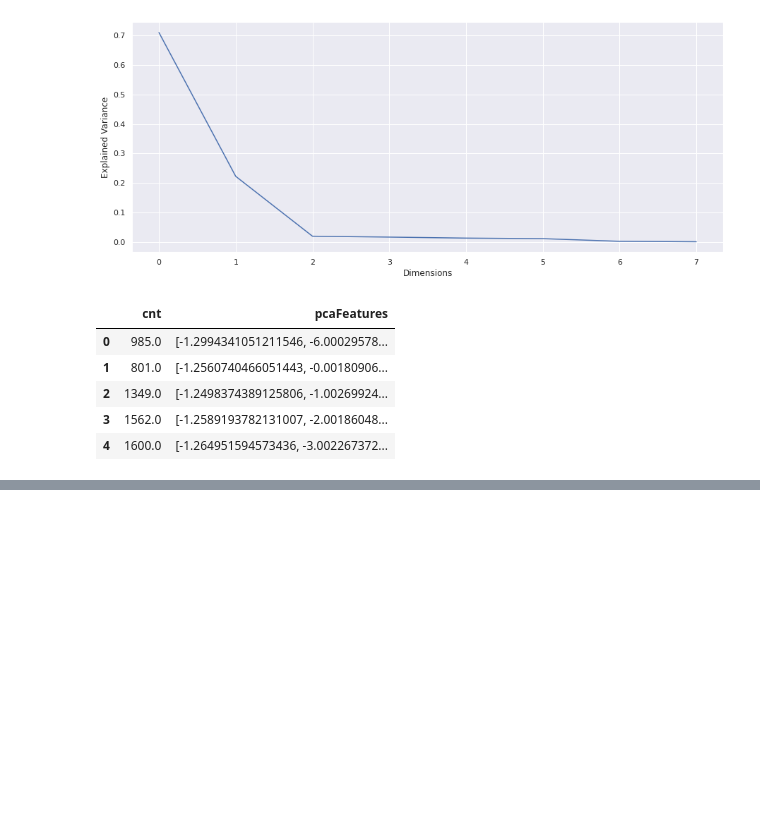
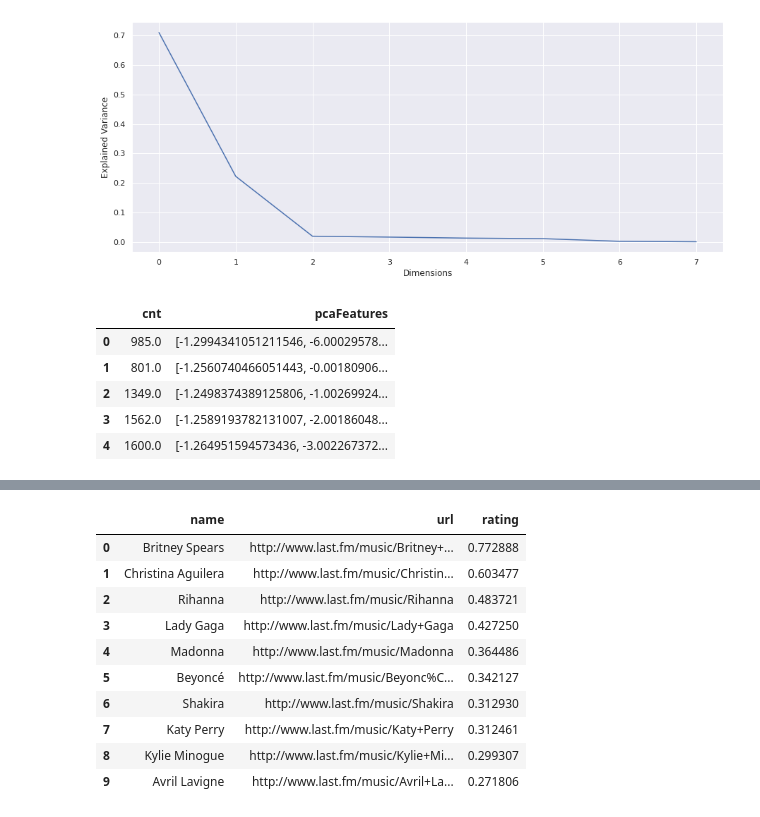
Before and after one commit to manojmanivannan/ApacheSparkEssentials, a Jupyter notebook: ML_2_SparkByPluralsight.ipynb, the cells around one changed output, grey strips where cells are left out. Saved outputs shown, nothing was run; the diff lists cells and outputs as text; code cells hidden in the pictures; blank space fills up the shorter version.

```diff
--- a/ML_2_SparkByPluralsight.ipynb
+++ b/ML_2_SparkByPluralsight.ipynb
@@ -523,0 +849,26 @@ Downloading (bytes)... 10782
+# %%
+def getRecommendationsForUser(userId, numRecs):
+  usersDF = spark.createDataFrame([userId], IntegerType()).toDF('userId')
+  userRecs = model.recommendForUserSubset(usersDF,numRecs)
+  artistsList = userRecs.collect()[0].recommendations
+  artistsDF = spark.createDataFrame(artistsList)
+
+  recommendedartists = artistData.join(artistsDF, artistData.id==artistsDF.artistID)\
+                              .orderBy('rating',ascending=False)\
+                              .select('name','url','rating')
+
+  return recommendedartists
+# %%
+getRecommendationsForUser(1726,10).toPandas()
+# %% [output]
+|  | name | url | rating |
+| 0 | Britney Spears | http://www.last.fm/music/Britney+... | 0.772888 |
+| 1 | Christina Aguilera | http://www.last.fm/music/Christin... | 0.603477 |
+| 2 | Rihanna | http://www.last.fm/music/Rihanna | 0.483721 |
+| 3 | Lady Gaga | http://www.last.fm/music/Lady+Gaga | 0.427250 |
+| 4 | Madonna | http://www.last.fm/music/Madonna | 0.364486 |
+| 5 | Beyoncé | http://www.last.fm/music/Beyonc%C... | 0.342127 |
+| 6 | Shakira | http://www.last.fm/music/Shakira | 0.312930 |
+| 7 | Katy Perry | http://www.last.fm/music/Katy+Perry | 0.312461 |
+| 8 | Kylie Minogue | http://www.last.fm/music/Kylie+Mi... | 0.299307 |
+| 9 | Avril Lavigne | http://www.last.fm/music/Avril+La... | 0.271806 |
```
Also changed, not shown: parts of 51 cells of this notebook.
